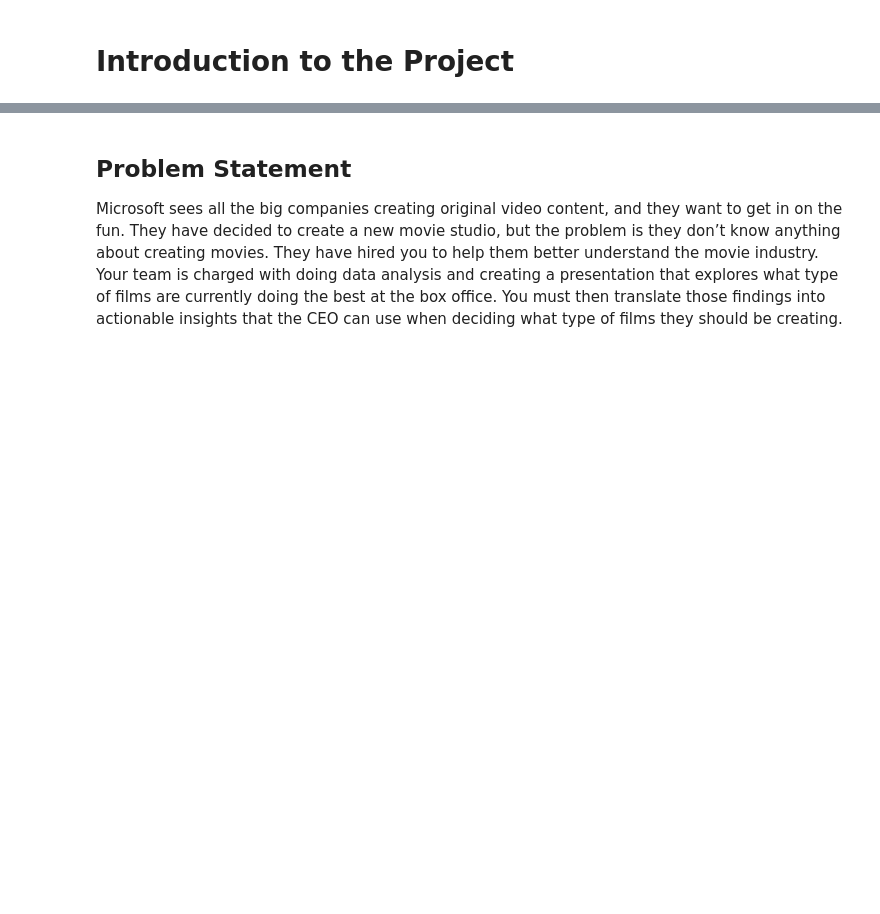
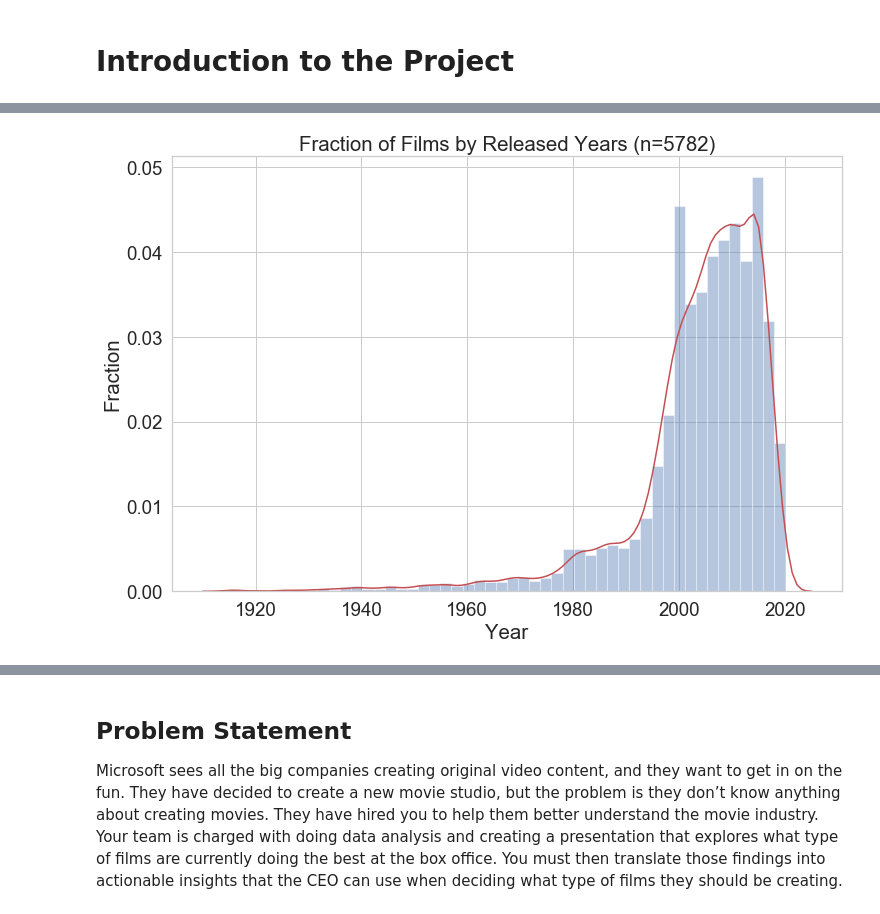
Before and after one commit to singsang2/dsc-mod-1-project-v2-1-onl01-dtsc-ft-070620, a Jupyter notebook: student.ipynb, the cells around one changed output, grey strips where cells are left out. Cells and saved outputs as stored; diff of their text form; code cells hidden in the pictures; blank space fills up the shorter version.

```diff
--- a/student.ipynb
+++ b/student.ipynb
@@ -13,0 +17,11 @@ Please fill out:
+# %%
+# seaborn style settings
+fig, ax = plt.subplots(figsize=(12,8))
+sns.set_style("whitegrid")
+sns.distplot(df_movie_budgets['year'], ax=ax,
+             color='b',
+             kde_kws={'color':'r'});
+ax.set(xlabel='Year', ylabel='Fraction',
+       title=f'Fraction of Films by Released Years (n={len(df_movie_budgets)})');
+# %% [output]
+[figure, added]
```
Also changed, not shown: parts of 50 cells of this notebook, 1 other file.
